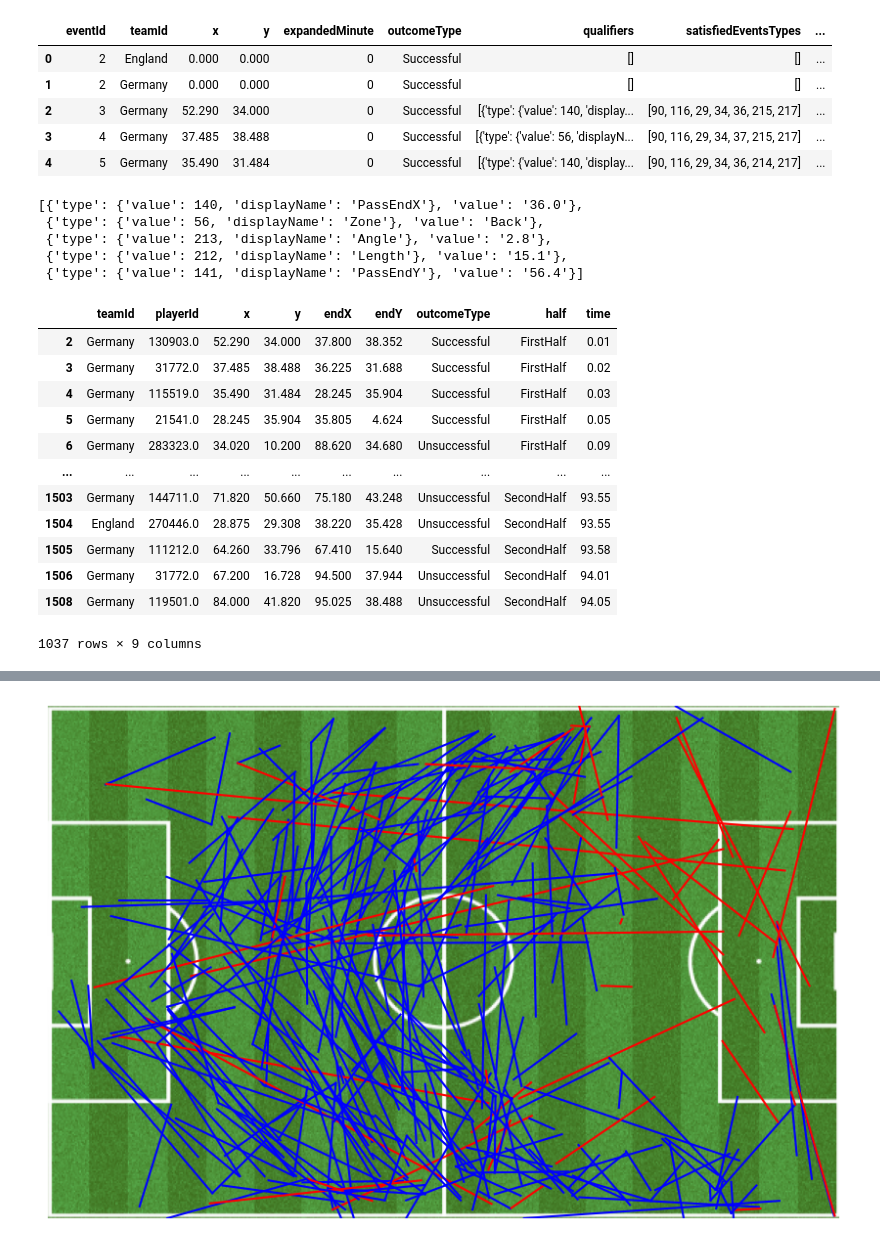
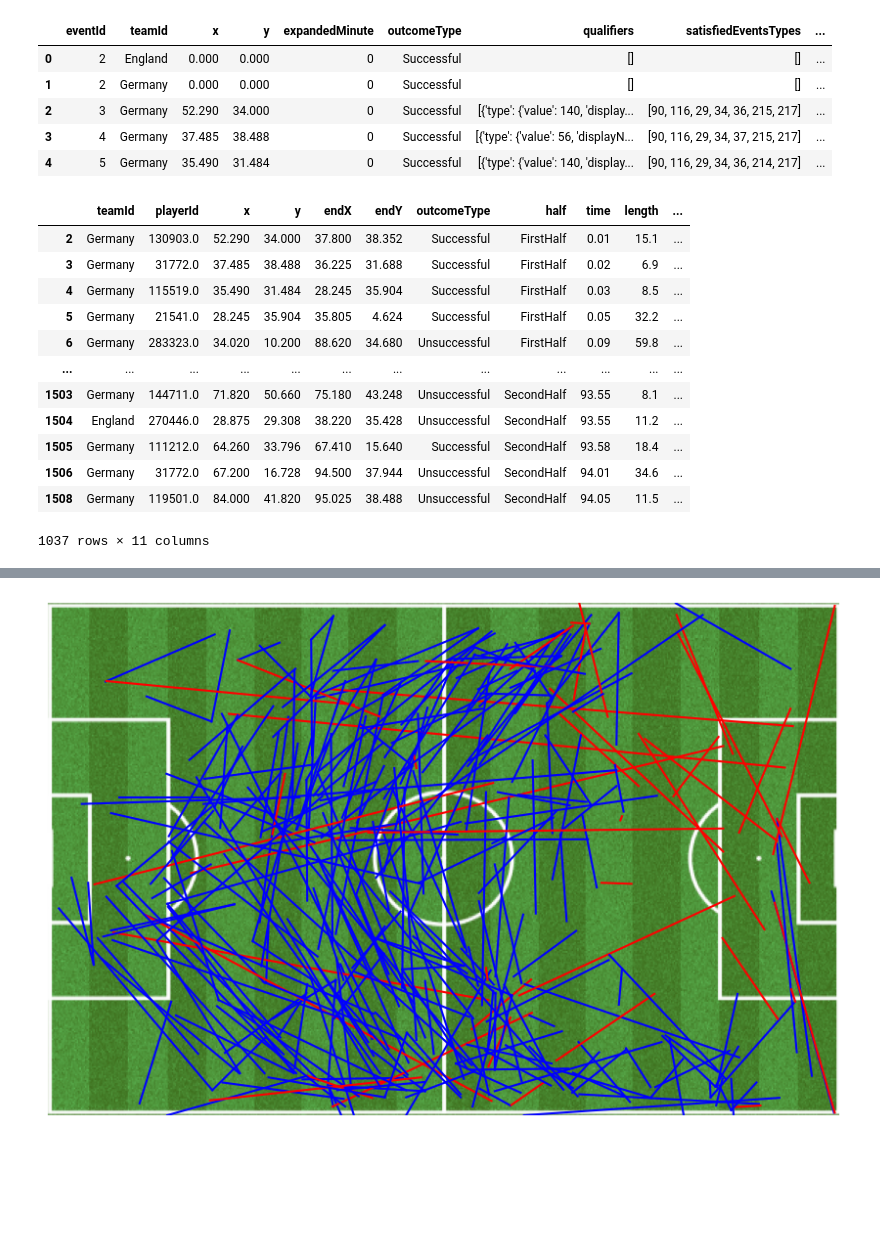
Before and after one commit to Jedrek00/FootballDataVis, a Jupyter notebook: eda.ipynb, the cells around one changed output, grey strips where cells are left out. Cells and saved outputs as stored; diff of their text form; code cells hidden in the pictures; blank space fills up the shorter version.

```diff
--- a/eda.ipynb
+++ b/eda.ipynb
@@ -109,8 +109,17 @@ df.replace(teams_dict, inplace=True)
 
 recivers= []
 for idx, row in df.iterrows():
-    if row["eventType"] == "Pass":
-        recivers.append(df.iloc[idx+1, 14])
+    if row["eventType"] == "Pass" and row["outcomeType"] == "Successful":
+        player_team = players_df[players_df.playerId == row["playerId"]]["teamId"].item()
+        try:
+            reciver_team = players_df[players_df.playerId == df.iloc[idx+1, 14]]["teamId"].item()
+        except ValueError:
+            reciver_team = 0
+        # print(player_team, reciver_team)
+        if player_team == reciver_team:
+            recivers.append(df.iloc[idx+1, 14])
+        else:
+            recivers.append(np.nan)
     else:
         recivers.append(np.nan)
 df["reciverId"] = recivers
@@ -125,34 +134,35 @@ df.head()
 | 2 | 3 | Germany | 52.290 | 34.000 | 0 | Successful | [{'type': {'value': 140, 'display... | [90, 116, 29, 34, 36, 215, 217] | ... |
 | 3 | 4 | Germany | 37.485 | 38.488 | 0 | Successful | [{'type': {'value': 56, 'displayN... | [90, 116, 29, 34, 37, 215, 217] | ... |
 | 4 | 5 | Germany | 35.490 | 31.484 | 0 | Successful | [{'type': {'value': 140, 'display... | [90, 116, 29, 34, 36, 214, 217] | ... |
-# %%
-df.loc[2, "qualifiers"]
-# %% [output]
-[{'type': {'value': 140, 'displayName': 'PassEndX'}, 'value': '36.0'},
- {'type': {'value': 56, 'displayName': 'Zone'}, 'value': 'Back'},
- {'type': {'value': 213, 'displayName': 'Angle'}, 'value': '2.8'},
- {'type': {'value': 212, 'displayName': 'Length'}, 'value': '15.1'},
- {'type': {'value': 141, 'displayName': 'PassEndY'}, 'value': '56.4'}]
 # %%
 FIRST_HOME_SUB = df[(df.eventType == 'SubstitutionOn') & (df.teamId == HOME_TEAM)]["time"].head(1).item()
 FIRST_AWAY_SUB = df[(df.eventType == 'SubstitutionOn') & (df.teamId == AWAY_TEAM)]["time"].head(1).item()
+# %%
+def get_value_from_qualifiers(row, key):
+    for d in row:
+        if d["type"]["displayName"] == key:
+            return d["value"]
+    return np.nan
 # %%
-passes = df.loc[df.index[df.eventType == "Pass"], ["teamId", "playerId", "x", "y", "endX", "endY", "outcomeType", "half", "time"]]
+passes = df.loc[df.index[df.eventType == "Pass"], ["teamId", "playerId", "x", "y", "endX", "endY", "outcomeType", "half", "time", "qualifiers"]]
+passes["length"] = passes.apply(lambda row: get_value_from_qualifiers(row["qualifiers"], "Length"), axis=1)
+passes["zone"] = passes.apply(lambda row: get_value_from_qualifiers(row["qualifiers"], "Zone"), axis=1)
+passes.drop(columns=["qualifiers"], inplace=True)
 passes
 # %% [output]
-|  | teamId | playerId | x | y | endX | endY | outcomeType | half | time |
-| 2 | Germany | 130903.0 | 52.290 | 34.000 | 37.800 | 38.352 | Successful | FirstHalf | 0.01 |
-| 3 | Germany | 31772.0 | 37.485 | 38.488 | 36.225 | 31.688 | Successful | FirstHalf | 0.02 |
-| 4 | Germany | 115519.0 | 35.490 | 31.484 | 28.245 | 35.904 | Successful | FirstHalf | 0.03 |
-| 5 | Germany | 21541.0 | 28.245 | 35.904 | 35.805 | 4.624 | Successful | FirstHalf | 0.05 |
-| 6 | Germany | 283323.0 | 34.020 | 10.200 | 88.620 | 34.680 | Unsuccessful | FirstHalf | 0.09 |
-| ... | ... | ... | ... | ... | ... | ... | ... | ... | ... |
-| 1503 | Germany | 144711.0 | 71.820 | 50.660 | 75.180 | 43.248 | Unsuccessful | SecondHalf | 93.55 |
-| 1504 | England | 270446.0 | 28.875 | 29.308 | 38.220 | 35.428 | Unsuccessful | SecondHalf | 93.55 |
-| 1505 | Germany | 111212.0 | 64.260 | 33.796 | 67.410 | 15.640 | Successful | SecondHalf | 93.58 |
-| 1506 | Germany | 31772.0 | 67.200 | 16.728 | 94.500 | 37.944 | Unsuccessful | SecondHalf | 94.01 |
-| 1508 | Germany | 119501.0 | 84.000 | 41.820 | 95.025 | 38.488 | Unsuccessful | SecondHalf | 94.05 |
+|  | teamId | playerId | x | y | endX | endY | outcomeType | half | time | length | ... |
+| 2 | Germany | 130903.0 | 52.290 | 34.000 | 37.800 | 38.352 | Successful | FirstHalf | 0.01 | 15.1 | ... |
+| 3 | Germany | 31772.0 | 37.485 | 38.488 | 36.225 | 31.688 | Successful | FirstHalf | 0.02 | 6.9 | ... |
+| 4 | Germany | 115519.0 | 35.490 | 31.484 | 28.245 | 35.904 | Successful | FirstHalf | 0.03 | 8.5 | ... |
+| 5 | Germany | 21541.0 | 28.245 | 35.904 | 35.805 | 4.624 | Successful | FirstHalf | 0.05 | 32.2 | ... |
+| 6 | Germany | 283323.0 | 34.020 | 10.200 | 88.620 | 34.680 | Unsuccessful | FirstHalf | 0.09 | 59.8 | ... |
+| ... | ... | ... | ... | ... | ... | ... | ... | ... | ... | ... | ... |
+| 1503 | Germany | 144711.0 | 71.820 | 50.660 | 75.180 | 43.248 | Unsuccessful | SecondHalf | 93.55 | 8.1 | ... |
+| 1504 | England | 270446.0 | 28.875 | 29.308 | 38.220 | 35.428 | Unsuccessful | SecondHalf | 93.55 | 11.2 | ... |
+| 1505 | Germany | 111212.0 | 64.260 | 33.796 | 67.410 | 15.640 | Successful | SecondHalf | 93.58 | 18.4 | ... |
+| 1506 | Germany | 31772.0 | 67.200 | 16.728 | 94.500 | 37.944 | Unsuccessful | SecondHalf | 94.01 | 34.6 | ... |
+| 1508 | Germany | 119501.0 | 84.000 | 41.820 | 95.025 | 38.488 | Unsuccessful | SecondHalf | 94.05 | 11.5 | ... |
-1037 rows × 9 columns
+1037 rows × 11 columns
 # %%
 england_passes = passes[(passes.teamId == HOME_TEAM)]
 england_passes
```
Also changed, not shown: parts of 14 cells of this notebook.
